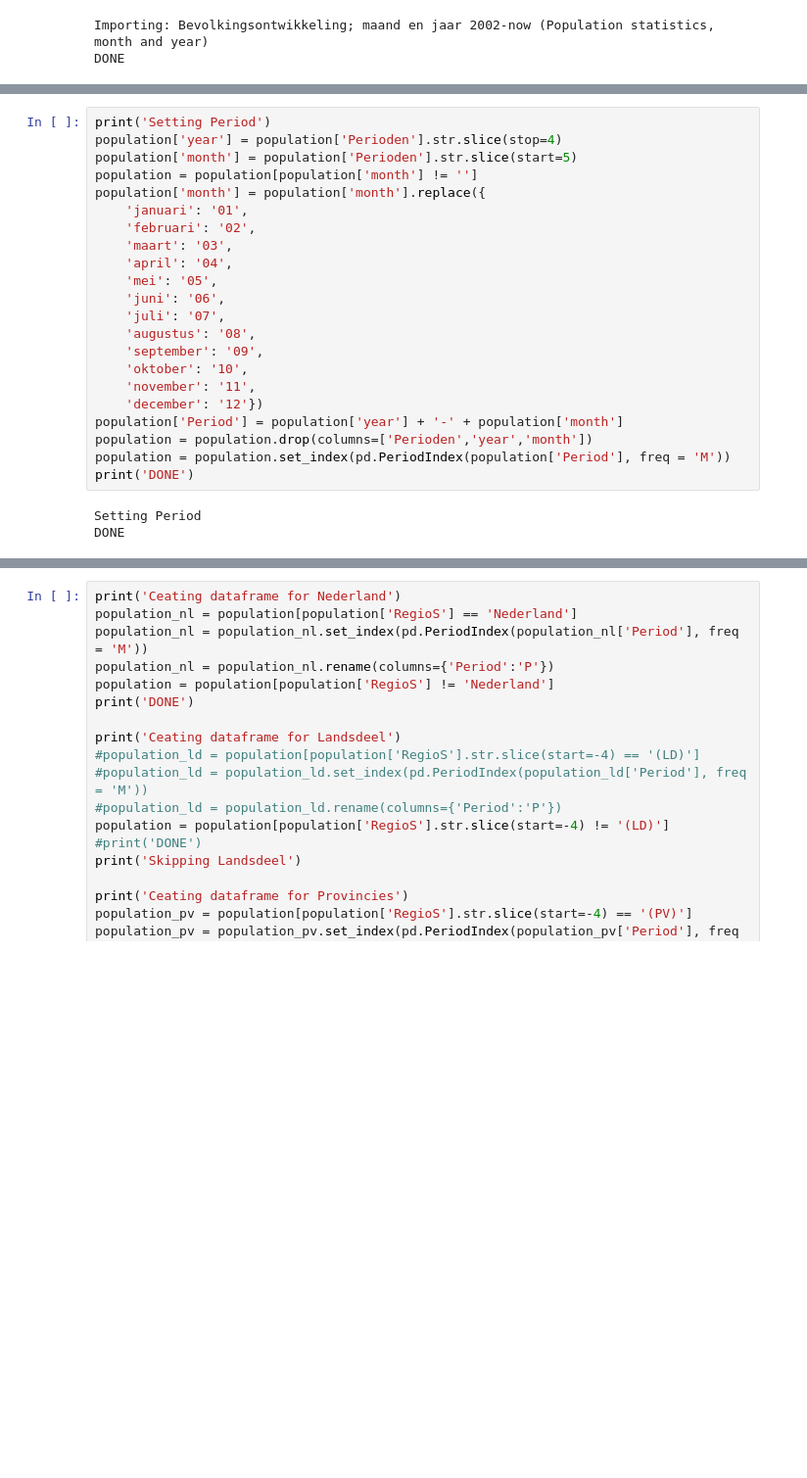
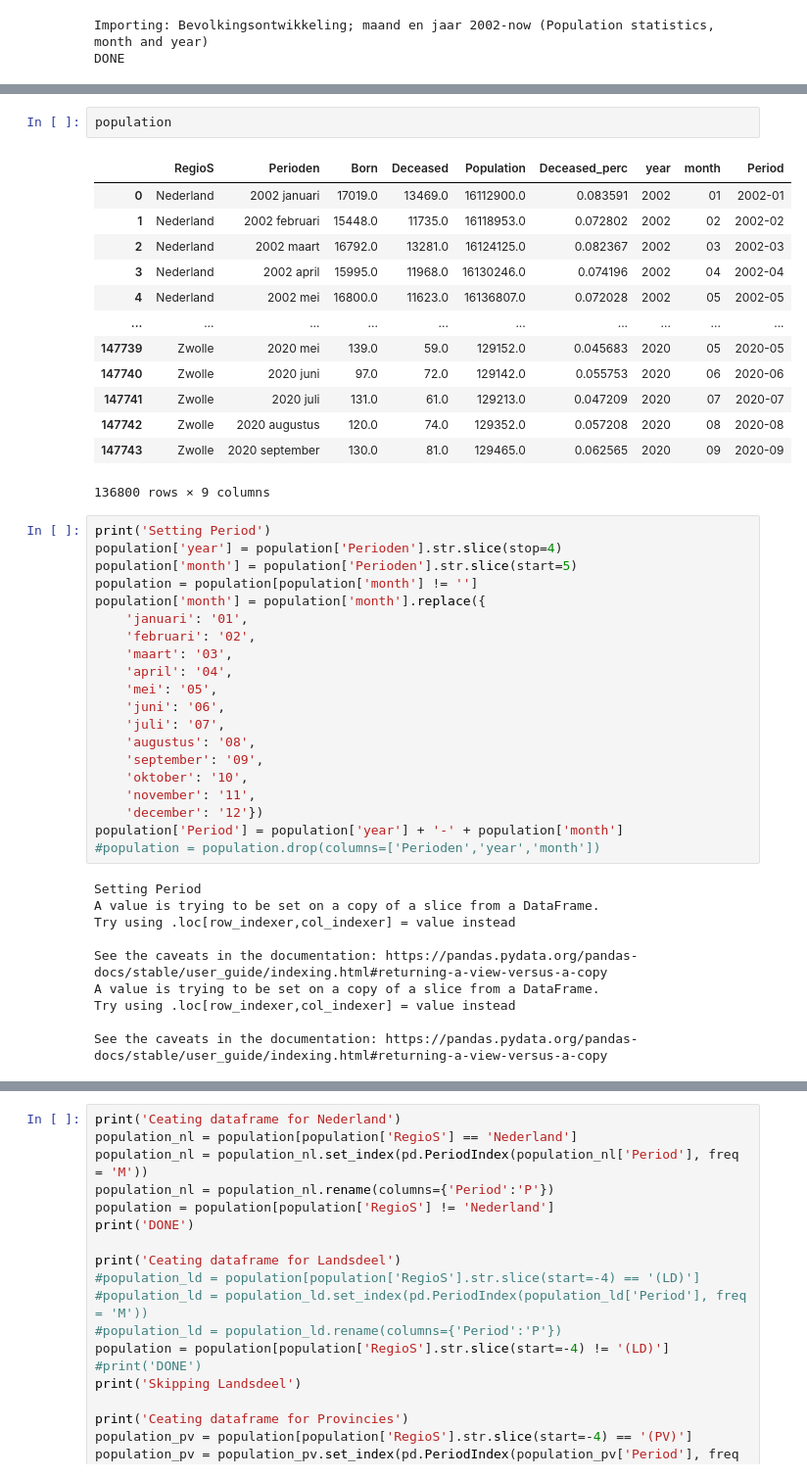
Before and after one commit to cjvanzwol/notebooks, a Jupyter notebook: Covid/Covid.ipynb, the cells around one changed output, grey strips where cells are left out. Shown at 98% size. Cells and saved outputs as stored; diff of their text form; blank space fills up the shorter version.

Commit message:
solving pd.Period()

```diff
--- a/Covid/Covid.ipynb
+++ b/Covid/Covid.ipynb
@@ -74,3 +74,19 @@ DONE
+# %%
+population
+# %% [output]
+|  | RegioS | Perioden | Born | Deceased | Population | Deceased_perc | year | month | Period |
+| 0 | Nederland | 2002 januari | 17019.0 | 13469.0 | 16112900.0 | 0.083591 | 2002 | 01 | 2002-01 |
+| 1 | Nederland | 2002 februari | 15448.0 | 11735.0 | 16118953.0 | 0.072802 | 2002 | 02 | 2002-02 |
+| 2 | Nederland | 2002 maart | 16792.0 | 13281.0 | 16124125.0 | 0.082367 | 2002 | 03 | 2002-03 |
+| 3 | Nederland | 2002 april | 15995.0 | 11968.0 | 16130246.0 | 0.074196 | 2002 | 04 | 2002-04 |
+| 4 | Nederland | 2002 mei | 16800.0 | 11623.0 | 16136807.0 | 0.072028 | 2002 | 05 | 2002-05 |
+| ... | ... | ... | ... | ... | ... | ... | ... | ... | ... |
+| 147739 | Zwolle | 2020 mei | 139.0 | 59.0 | 129152.0 | 0.045683 | 2020 | 05 | 2020-05 |
+| 147740 | Zwolle | 2020 juni | 97.0 | 72.0 | 129142.0 | 0.055753 | 2020 | 06 | 2020-06 |
+| 147741 | Zwolle | 2020 juli | 131.0 | 61.0 | 129213.0 | 0.047209 | 2020 | 07 | 2020-07 |
+| 147742 | Zwolle | 2020 augustus | 120.0 | 74.0 | 129352.0 | 0.057208 | 2020 | 08 | 2020-08 |
+| 147743 | Zwolle | 2020 september | 130.0 | 81.0 | 129465.0 | 0.062565 | 2020 | 09 | 2020-09 |
+136800 rows × 9 columns
 # %%
 print('Setting Period')
 population['year'] = population['Perioden'].str.slice(stop=4)
@@ -90,9 +106,14 @@ population['month'] = population['month'].replace({
     'november': '11',
     'december': '12'})
 population['Period'] = population['year'] + '-' + population['month']
-population = population.drop(columns=['Perioden','year','month'])
-population = population.set_index(pd.PeriodIndex(population['Period'], freq = 'M'))
-print('DONE')
+#population = population.drop(columns=['Perioden','year','month'])
 # %% [output]
 Setting Period
-DONE
+A value is trying to be set on a copy of a slice from a DataFrame.
+Try using .loc[row_indexer,col_indexer] = value instead
+
+See the caveats in the documentation: https://pandas.pydata.org/pandas-docs/stable/user_guide/indexing.html#returning-a-view-versus-a-copy
+A value is trying to be set on a copy of a slice from a DataFrame.
+Try using .loc[row_indexer,col_indexer] = value instead
+
+See the caveats in the documentation: https://pandas.pydata.org/pandas-docs/stable/user_guide/indexing.html#returning-a-view-versus-a-copy
```
Also changed, not shown: parts of 19 cells of this notebook.
